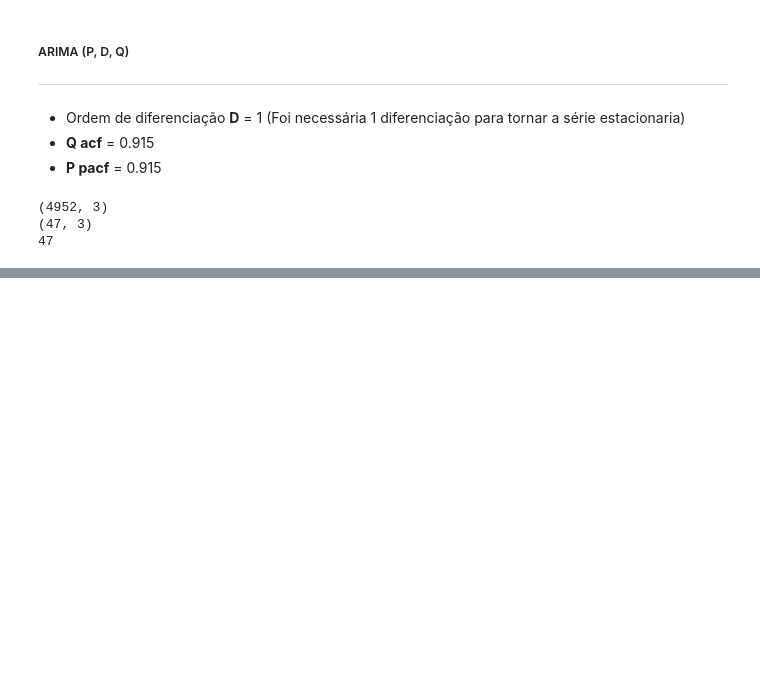
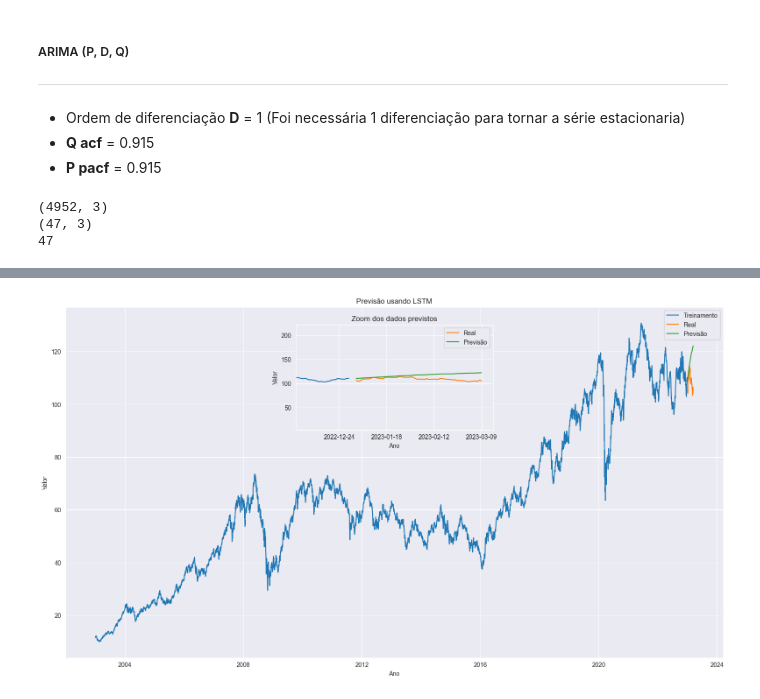
Before and after one commit to MCardosoDev/Tech_Challenge_Fase2, a Jupyter notebook: Tech_Challenge2.ipynb, the cells around one changed output, grey strips where cells are left out. Drawn from its saved outputs; the diff is of its cells as text; code cells hidden in the pictures; blank space fills up the shorter version.

Commit message:
add lstm

```diff
--- a/Tech_Challenge2.ipynb
+++ b/Tech_Challenge2.ipynb
@@ -1018,0 +1115,29 @@ plt.show()
+# %%
+fig = plt.figure(figsize=(15, 8))
+
+eixo = fig.add_axes([0, 0, 1, 1])
+eixo.plot(train.index, train_data, label='Treinamento')
+eixo.plot(test.index, test_data, label='Real')
+eixo.plot(test.index, forecast, label='Previsão')
+eixo.grid(True)
+eixo.legend()
+eixo.set_title('Previsão usando LSTM')
+eixo.set_xlabel('Ano')
+eixo.set_ylabel('Valor')
+
+eixo2 = fig.add_axes([0.35, 0.65, 0.3, 0.3])
+eixo2.plot(train.index, train_data)
+eixo2.plot(test.index, test_data, label='Real')
+eixo2.plot(test.index, forecast, label='Previsão')
+eixo2.set_xlim(pd.Timestamp('2022-12-01'), pd.Timestamp('2023-03-15')) # type: ignore
+eixo2.set_ylim(min(min(test_data), min(forecast)) - 100, max(max(test_data), max(forecast)) + 100)
+eixo2.grid(True)
+eixo2.legend()
+eixo2.set_title('Zoom dos dados previstos')
+eixo2.set_xlabel('Ano')
+eixo2.set_ylabel('Valor')
+eixo2.xaxis.set_major_locator(plt.MaxNLocator(5)) # type: ignore
+
+plt.show()
+# %% [output]
+[figure, added]
```
Also changed, not shown: parts of 16 cells of this notebook.
